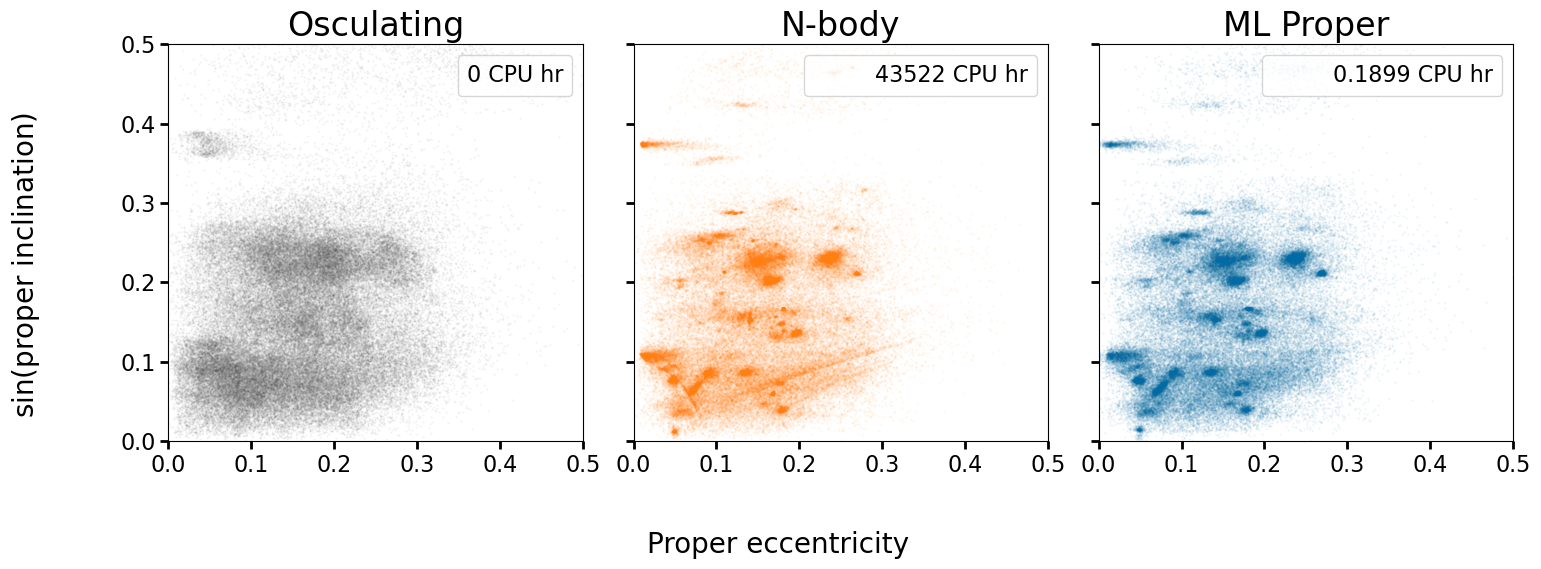
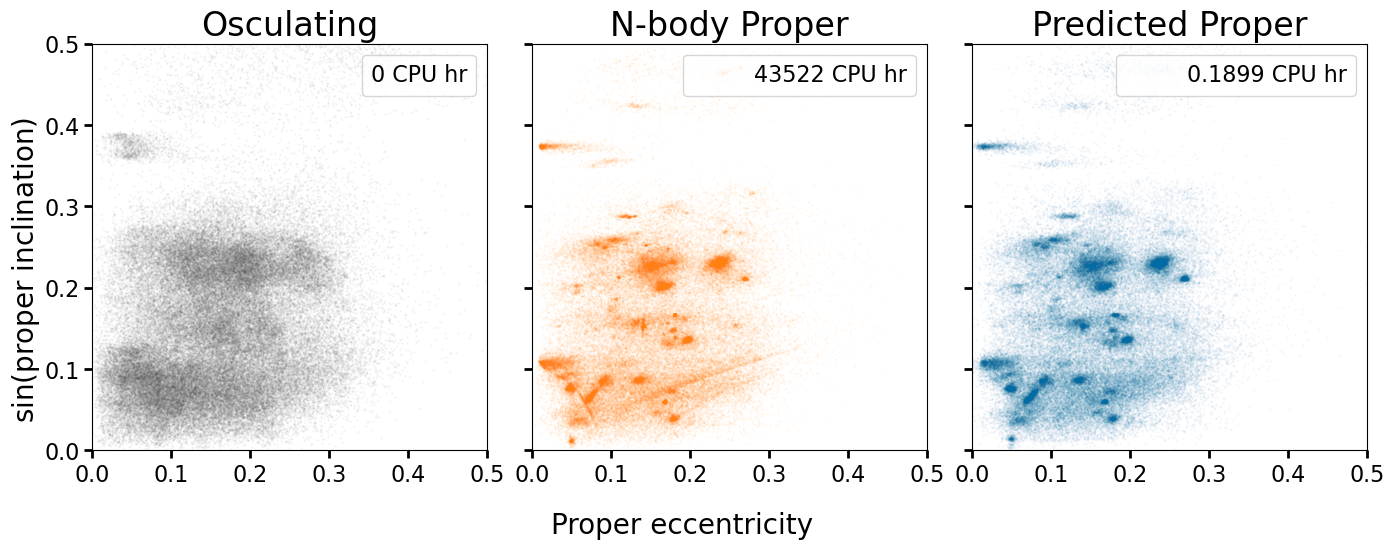
The change to this notebook cell's code, shown as a diff; its figure went from the first image to the second:
--- before
+++ after
@@ -8,5 +8,5 @@
 }
 
-fig, ax = plt.subplots(1, 3, figsize=(16, 6), sharex=True, sharey=True)
+fig, ax = plt.subplots(1, 3, figsize=(14, 5.5), sharex=True, sharey=True)
 
 ax[0].scatter(
@@ -23,14 +23,14 @@
 ax[1].scatter(
     middle_belt["prope"], middle_belt["propsini"],
-    s=0.5, alpha=0.05, color=colors[1], rasterized=True, label=cpu_hours["N-body"]
+    s=0.5, alpha=0.04, color=colors[1], rasterized=True, label=cpu_hours["N-body"]
 )
-ax[1].set_title("N-body")
+ax[1].set_title("N-body Proper")
 ax[1].legend()
 
 ax[2].scatter(
     middle_belt["pred_e"], middle_belt["pred_sini"],
-    s=0.5, alpha=0.05, color=colors[0], rasterized=True, label=cpu_hours["ML Proper"]
+    s=0.5, alpha=0.04, color=colors[0], rasterized=True, label=cpu_hours["ML Proper"]
 )
-ax[2].set_title("ML Proper")
+ax[2].set_title("Predicted Proper")
 ax[2].legend()
 
@@ -42,5 +42,5 @@
 fig.supylabel(r"$\sin(\mathrm{proper\ inclination})$", fontsize = 20)
 
-plt.tight_layout(rect=[0.05, 0.05, 0.98, 0.95])
+plt.tight_layout(w_pad=2)
 plt.savefig("./plots/comparison_in_diff_regions.pdf")
 plt.show()

Commit: clean up data folder and increase plot font sizes